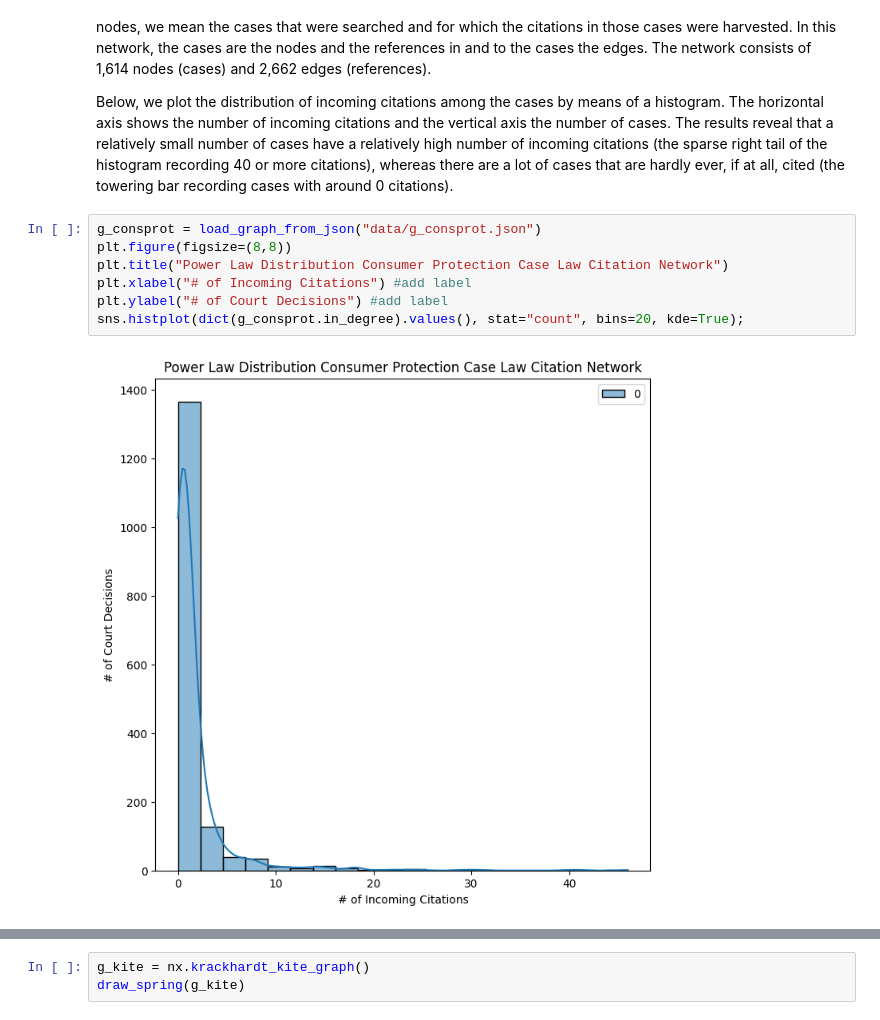
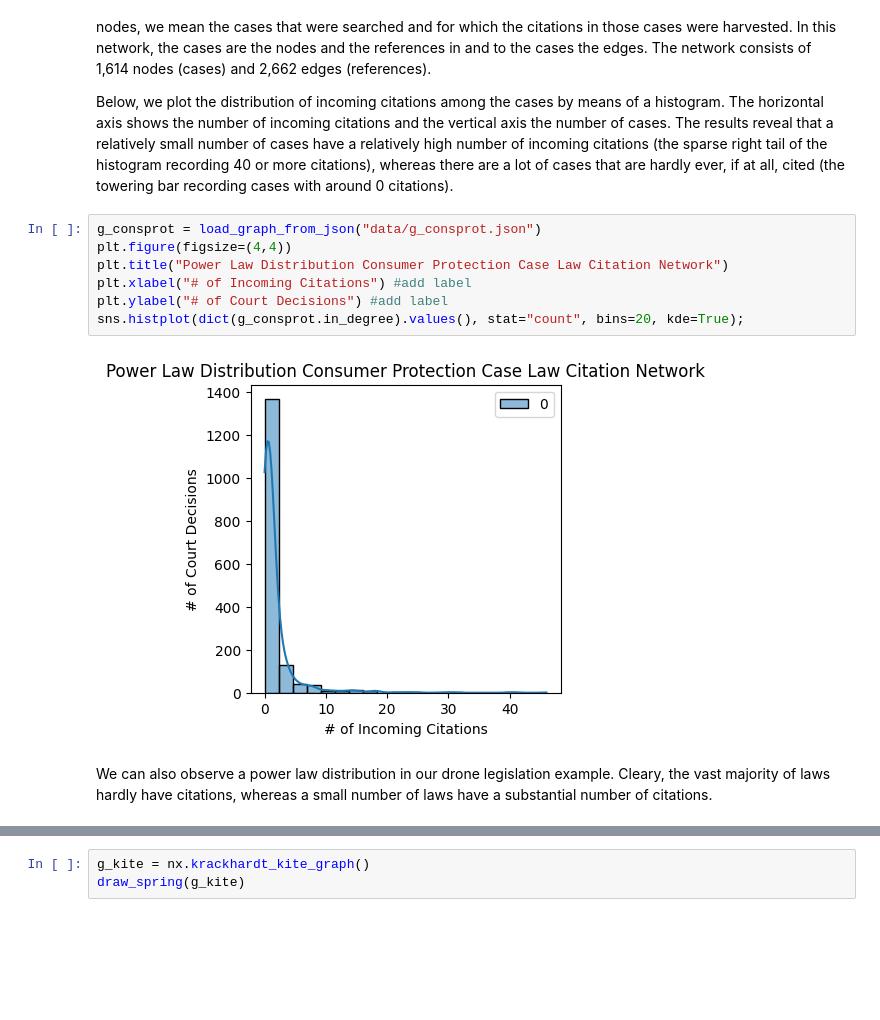
Before and after one commit to maastrichtlawtech/legalnetworkanalysis_textbook, a Jupyter notebook: Chapter_2_Key_Concepts.ipynb, the cells around one changed output, grey strips where cells are left out. Drawn from its saved outputs; the diff is of its cells as text; blank space fills up the shorter version.

```diff
--- a/Chapter_2_Key_Concepts.ipynb
+++ b/Chapter_2_Key_Concepts.ipynb
@@ -191,10 +190,12 @@ Networks frequently have a Power Law distribution. A Power Law distribution enta
 Below, we plot the distribution of incoming citations among the cases by means of a histogram. The horizontal axis shows the number of incoming citations and the vertical axis the number of cases. The results reveal that a relatively small number of cases have a relatively high number of incoming citations (the sparse right tail of the histogram recording 40 or more citations), whereas there are a lot of cases that are hardly ever, if at all, cited (the towering bar recording cases with around 0 citations).
 # %%
 g_consprot = load_graph_from_json("data/g_consprot.json")
-plt.figure(figsize=(8,8))
+plt.figure(figsize=(4,4))
 plt.title("Power Law Distribution Consumer Protection Case Law Citation Network")
 plt.xlabel("# of Incoming Citations") #add label
 plt.ylabel("# of Court Decisions") #add label
 sns.histplot(dict(g_consprot.in_degree).values(), stat="count", bins=20, kde=True);
 # %% [output]
-[figure, old version]
+[figure, new version]
+# %% [markdown]
+We can also observe a power law distribution in our drone legislation example. Cleary, the vast majority of laws hardly have citations, whereas a small number of laws have a substantial number of citations.
```
Also changed, not shown: parts of 45 cells of this notebook, 4 other files.
